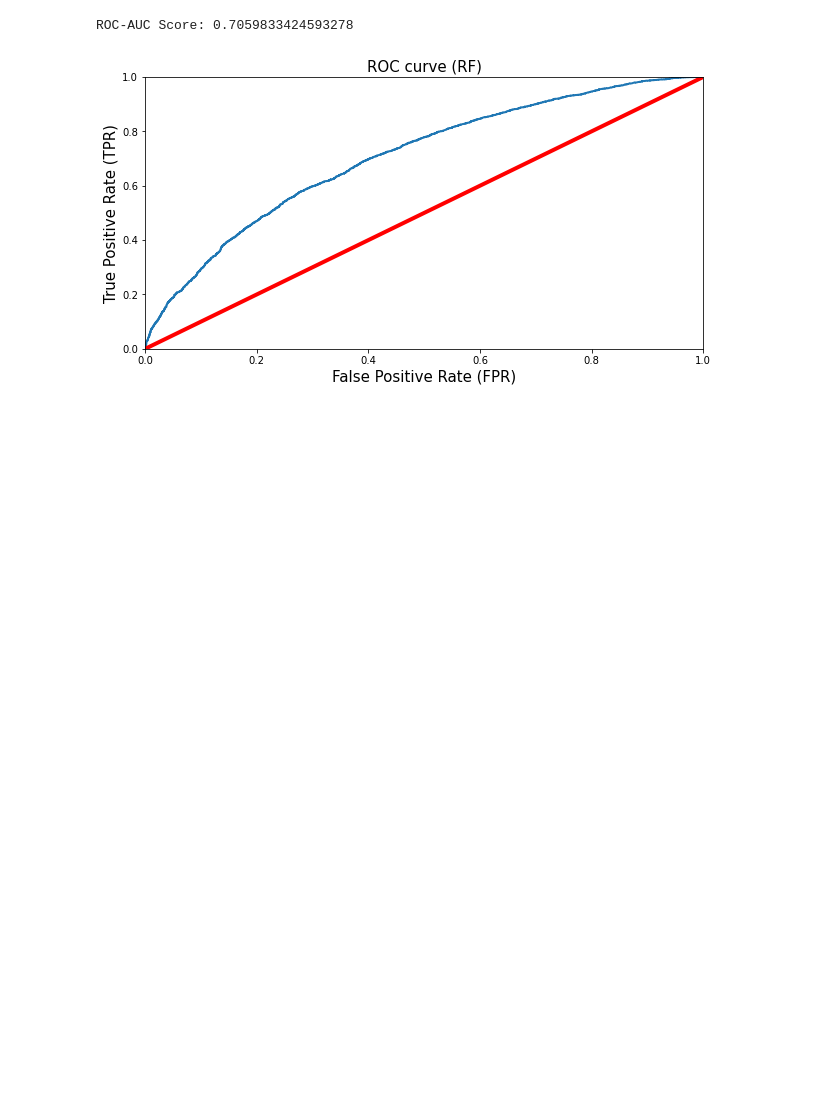
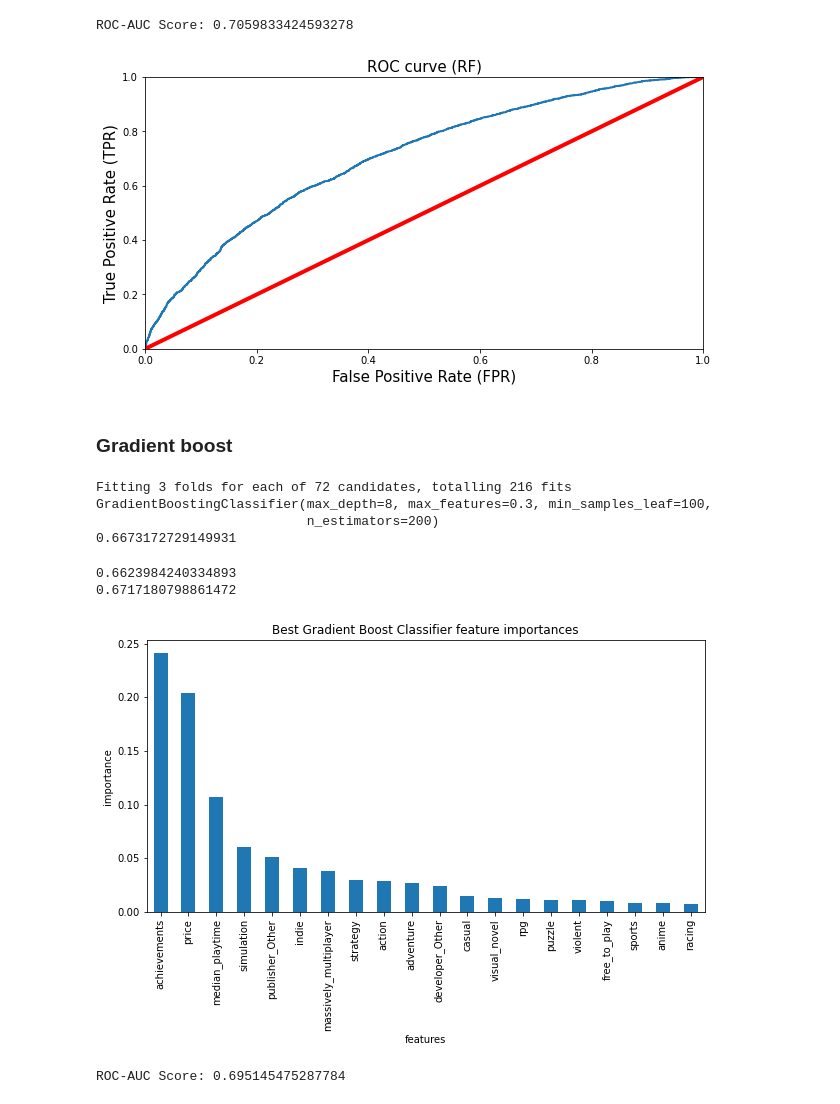
Before and after one commit to mlu004/Video_Game_Popularity, a Jupyter notebook: Modeling_Popularity.ipynb, the cells around one changed output. Drawn from its saved outputs; the diff is of its cells as text; code cells hidden in the pictures; blank space fills up the shorter version.

Commit message:
Finished Hyper parameters for Gradient and wrote up conclusion.

```diff
--- a/Modeling_Popularity.ipynb
+++ b/Modeling_Popularity.ipynb
@@ -453,3 +453,55 @@ plt.savefig("30.png")
 plt.show()
 # %% [output]
 [figure]
+# %% [markdown]
+### Gradient boost
+# %%
+GB = GradientBoostingClassifier()
+gb_param = {
+        'loss' : ["deviance"],
+        'n_estimators' : [100,200,300],
+        'learning_rate': [0.1, 0.05, 0.01],
+        'max_depth': [4, 8],
+        'min_samples_leaf': [100,150],
+        'max_features': [0.3, 0.1]
+        }
+
+gsGB = GridSearchCV(GB, param_grid = gb_param, cv=3, scoring="accuracy", n_jobs= -1, verbose = 1)
+gsGB.fit(x_train,y_train)
+print(gsGB.best_estimator_)
+print(gsGB.best_score_)
+# %% [output]
+Fitting 3 folds for each of 72 candidates, totalling 216 fits
+GradientBoostingClassifier(max_depth=8, max_features=0.3, min_samples_leaf=100,
+                           n_estimators=200)
+0.6673172729149931
+# %%
+
+GB= GradientBoostingClassifier(max_depth=8, max_features=0.3, min_samples_leaf=100,
+                           n_estimators=200)
+GB.fit(x_train, y_train)
+y_predictions_GB = GB.predict(x_test)
+acc_GB = accuracy_score(y_test, y_predictions_GB)
+cv_GB = cross_val_score(GB, x_test, y_test,scoring='roc_auc').mean()
+print(acc_GB)
+print(cv_GB)
+# %% [output]
+0.6623984240334893
+0.6717180798861472
+# %%
+plt.subplots(figsize=(10, 5))
+imps = GB.feature_importances_
+gb_feat_imps = pd.Series(imps, index=x_train.columns).sort_values(ascending=False)
+gb_feat_imps[:20].plot(kind='bar')
+plt.xlabel('features')
+plt.ylabel('importance')
+plt.title('Best Gradient Boost Classifier feature importances');
+# %% [output]
+[figure, added]
+# %%
+y_scores_gb = GB.predict_proba(x_test)
+y_scores_gb = y_scores_gb[:,1]
+auroc = roc_auc_score(y_test, y_scores_gb)
+print("ROC-AUC Score:", auroc)
+# %% [output]
+ROC-AUC Score: 0.695145475287784
```
Also changed, not shown: parts of 9 cells of this notebook, 1 other file.
